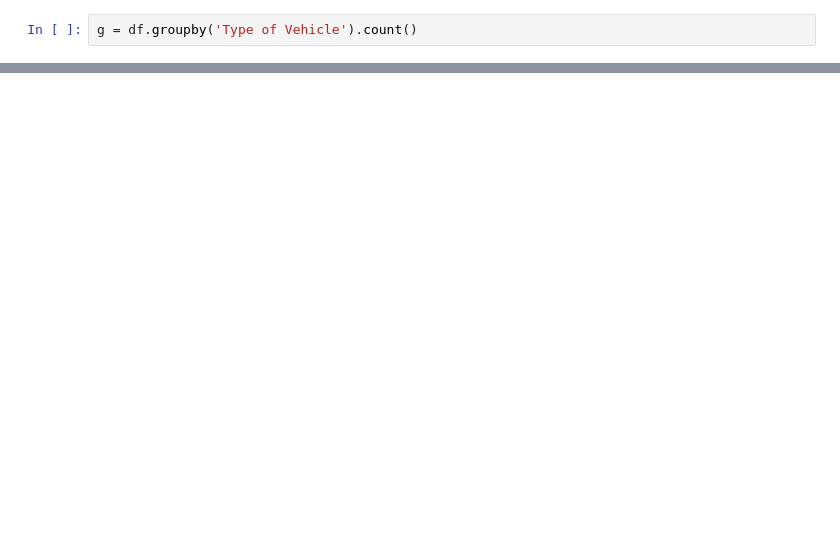
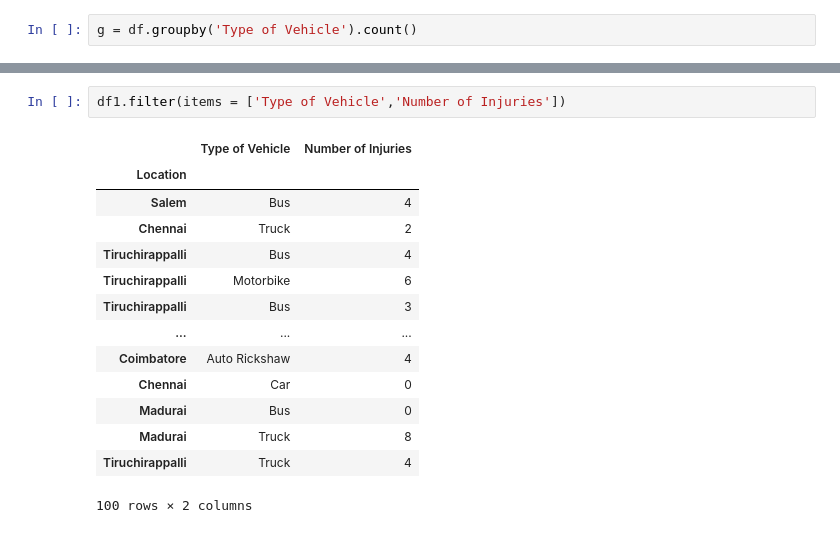
Before and after one commit to Udhay2898/HandsOnPractice_Pandas, a Jupyter notebook: Groupby.ipynb, the cells around one changed output, grey strips where cells are left out. Drawn from its saved outputs; the diff is of its cells as text; blank space fills up the shorter version.

```diff
--- a/Groupby.ipynb
+++ b/Groupby.ipynb
@@ -106,0 +108,17 @@ g.plot(figsize = (8,4))
+# %%
+df1.filter(items = ['Type of Vehicle','Number of Injuries'])
+# %% [output]
+|  | Type of Vehicle | Number of Injuries |
+| Location |  |  |
+| Salem | Bus | 4 |
+| Chennai | Truck | 2 |
+| Tiruchirappalli | Bus | 4 |
+| Tiruchirappalli | Motorbike | 6 |
+| Tiruchirappalli | Bus | 3 |
+| ... | ... | ... |
+| Coimbatore | Auto Rickshaw | 4 |
+| Chennai | Car | 0 |
+| Madurai | Bus | 0 |
+| Madurai | Truck | 8 |
+| Tiruchirappalli | Truck | 4 |
+100 rows × 2 columns
```
Also changed, not shown: parts of 5 cells of this notebook.
